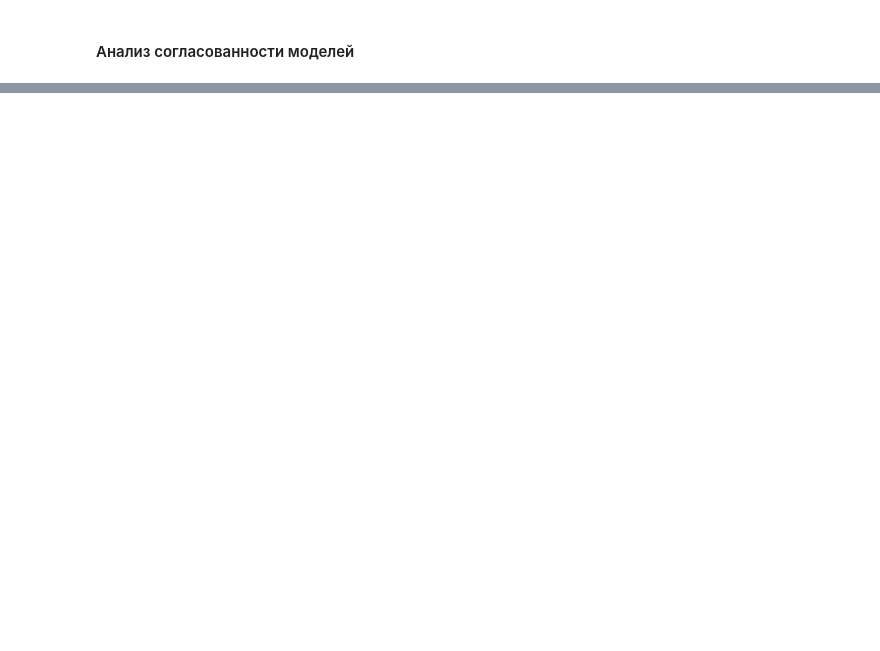
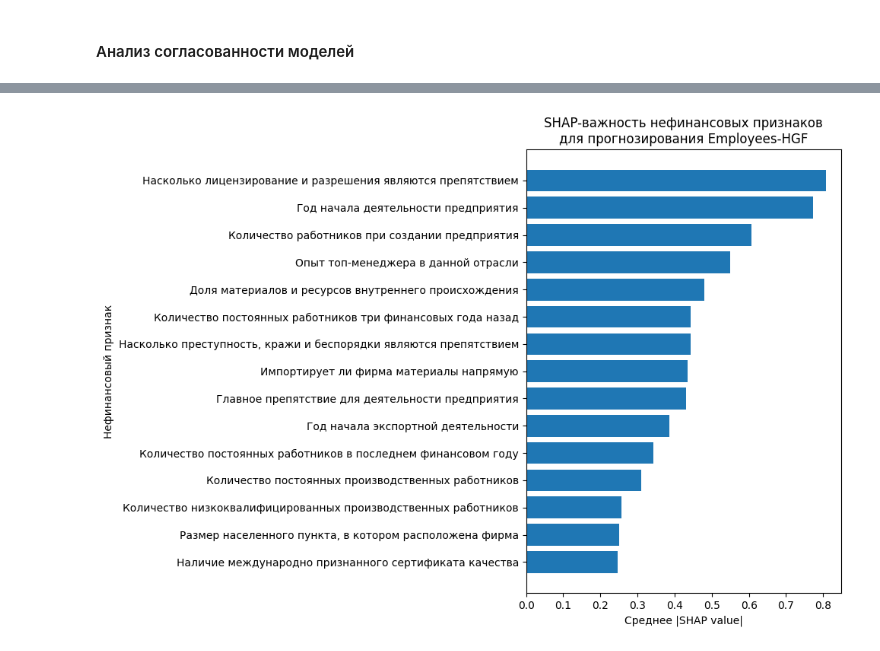
Before and after one commit to jakomannn/HGF_research, a Jupyter notebook: HGF_Research.ipynb, the cells around one changed output, grey strips where cells are left out. Saved outputs shown, nothing was run; the diff lists cells and outputs as text; code cells hidden in the pictures; blank space fills up the shorter version.

```diff
--- a/HGF_Research.ipynb
+++ b/HGF_Research.ipynb
@@ -4924,0 +5299,12 @@ k5a - Доля инвестиций, профинансированная за
+# %%
+nonfinancial_indices = [
+    X_test_employees_tree.columns.get_loc(feature)
+    for feature in employees_nonfinancial_features
+]
+
+shap_employees_nonfinancial = (
+    shap_values_employees[
+        :,
+        nonfinancial_indices
+    ]
+)
@@ -4924,0 +5357,29 @@ k5a - Доля инвестиций, профинансированная за
+# %%
+top_employees_shap = (
+    employees_shap_importance
+    .head(15)
+    .sort_values(
+        "mean_abs_shap",
+        ascending=True
+    )
+)
+
+plt.figure(figsize=(10, 7))
+
+plt.barh(
+    top_employees_shap["description"],
+    top_employees_shap["mean_abs_shap"]
+)
+
+plt.xlabel("Среднее |SHAP value|")
+plt.ylabel("Нефинансовый признак")
+
+plt.title(
+    "SHAP-важность нефинансовых признаков\n"
+    "для прогнозирования Employees-HGF"
+)
+
+plt.tight_layout()
+plt.show()
+# %% [output]
+[figure, added]
```
Also changed, not shown: parts of 60 cells of this notebook.
